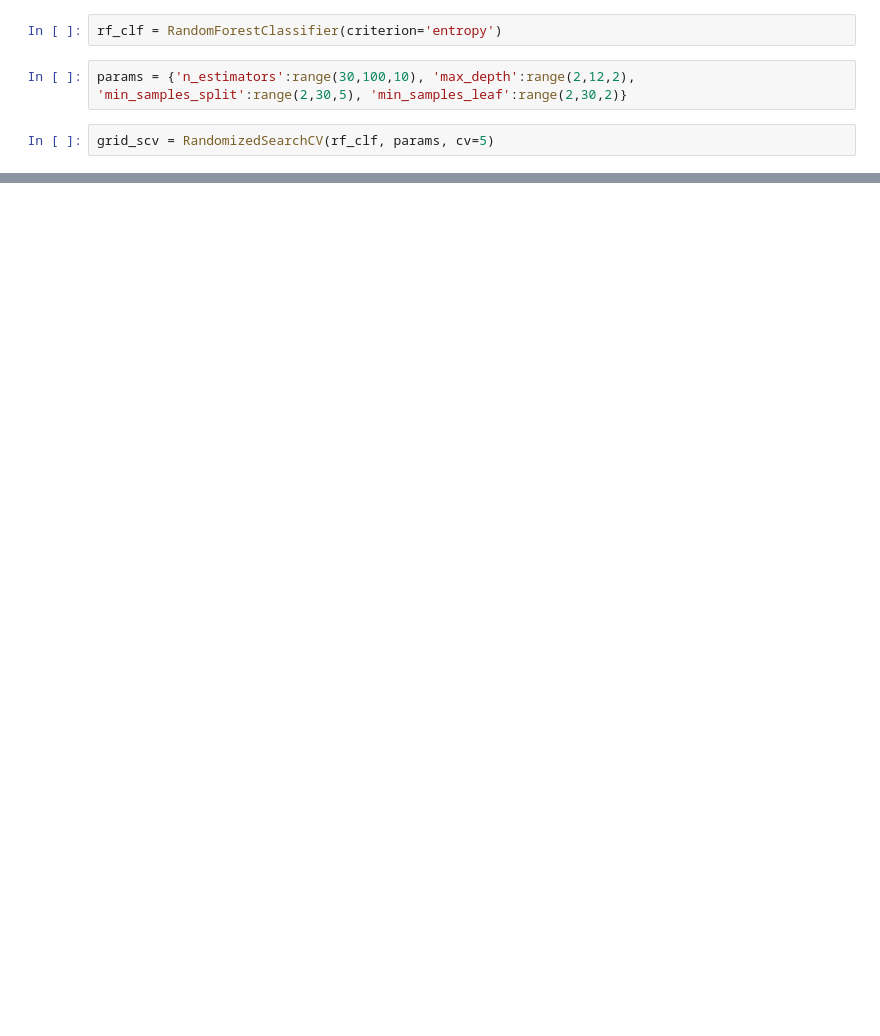
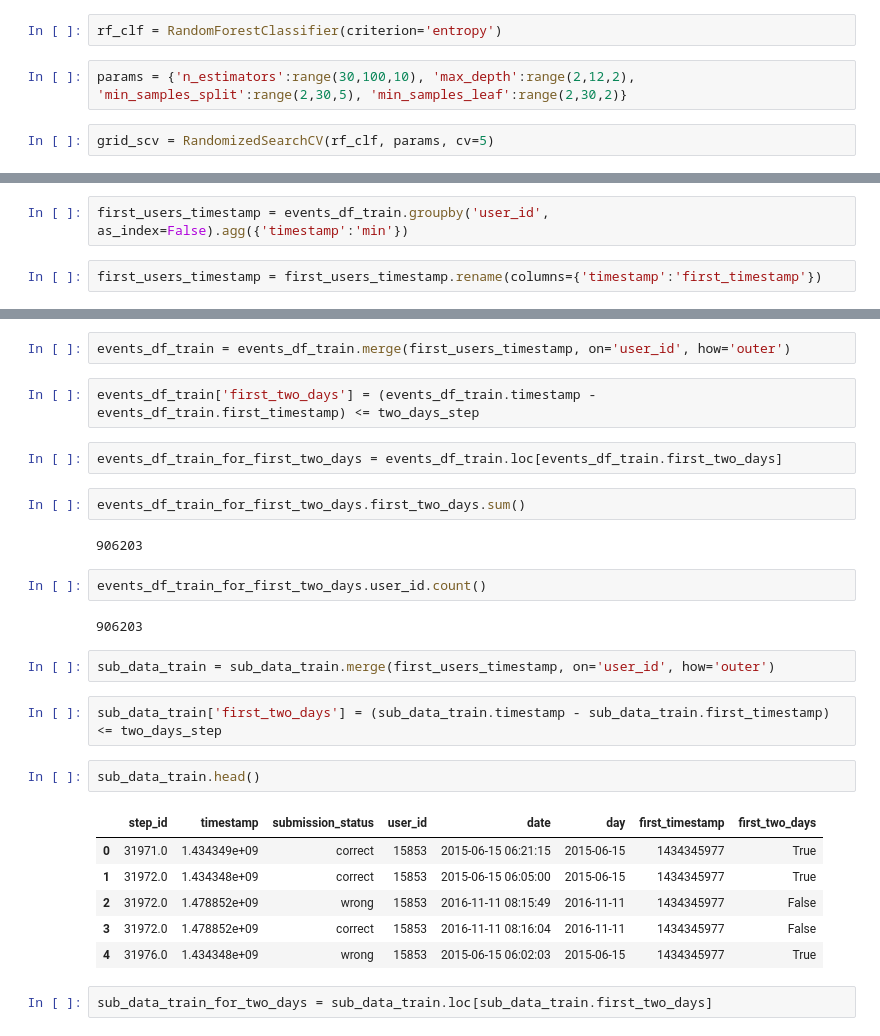
Before and after one commit to NLZer0/Stepic-analytical-contest, a Jupyter notebook: main.ipynb, the cells around one changed output, grey strips where cells are left out. Saved outputs shown, nothing was run; the diff lists cells and outputs as text; blank space fills up the shorter version.

```diff
--- a/main.ipynb
+++ b/main.ipynb
@@ -166,0 +180,4 @@ RandomizedSearchCV(cv=5, estimator=RandomForestClassifier(criterion='entropy'),
+# %%
+first_users_timestamp = events_df_train.groupby('user_id', as_index=False).agg({'timestamp':'min'})
+# %%
+first_users_timestamp = first_users_timestamp.rename(columns={'timestamp':'first_timestamp'})
@@ -166,0 +193,29 @@ RandomizedSearchCV(cv=5, estimator=RandomForestClassifier(criterion='entropy'),
+# %%
+events_df_train = events_df_train.merge(first_users_timestamp, on='user_id', how='outer')
+# %%
+events_df_train['first_two_days'] = (events_df_train.timestamp - events_df_train.first_timestamp) <= two_days_step
+# %%
+events_df_train_for_first_two_days = events_df_train.loc[events_df_train.first_two_days]
+# %%
+events_df_train_for_first_two_days.first_two_days.sum()
+# %% [output]
+906203
+# %%
+events_df_train_for_first_two_days.user_id.count()
+# %% [output]
+906203
+# %%
+sub_data_train = sub_data_train.merge(first_users_timestamp, on='user_id', how='outer')
+# %%
+sub_data_train['first_two_days'] = (sub_data_train.timestamp - sub_data_train.first_timestamp) <= two_days_step
+# %%
+sub_data_train.head()
+# %% [output]
+|  | step_id | timestamp | submission_status | user_id | date | day | first_timestamp | first_two_days |
+| 0 | 31971.0 | 1.434349e+09 | correct | 15853 | 2015-06-15 06:21:15 | 2015-06-15 | 1434345977 | True |
+| 1 | 31972.0 | 1.434348e+09 | correct | 15853 | 2015-06-15 06:05:00 | 2015-06-15 | 1434345977 | True |
+| 2 | 31972.0 | 1.478852e+09 | wrong | 15853 | 2016-11-11 08:15:49 | 2016-11-11 | 1434345977 | False |
+| 3 | 31972.0 | 1.478852e+09 | correct | 15853 | 2016-11-11 08:16:04 | 2016-11-11 | 1434345977 | False |
+| 4 | 31976.0 | 1.434348e+09 | wrong | 15853 | 2015-06-15 06:02:03 | 2015-06-15 | 1434345977 | True |
+# %%
+sub_data_train_for_two_days = sub_data_train.loc[sub_data_train.first_two_days]
```
Also changed, not shown: parts of 28 cells of this notebook, 1 other file.
